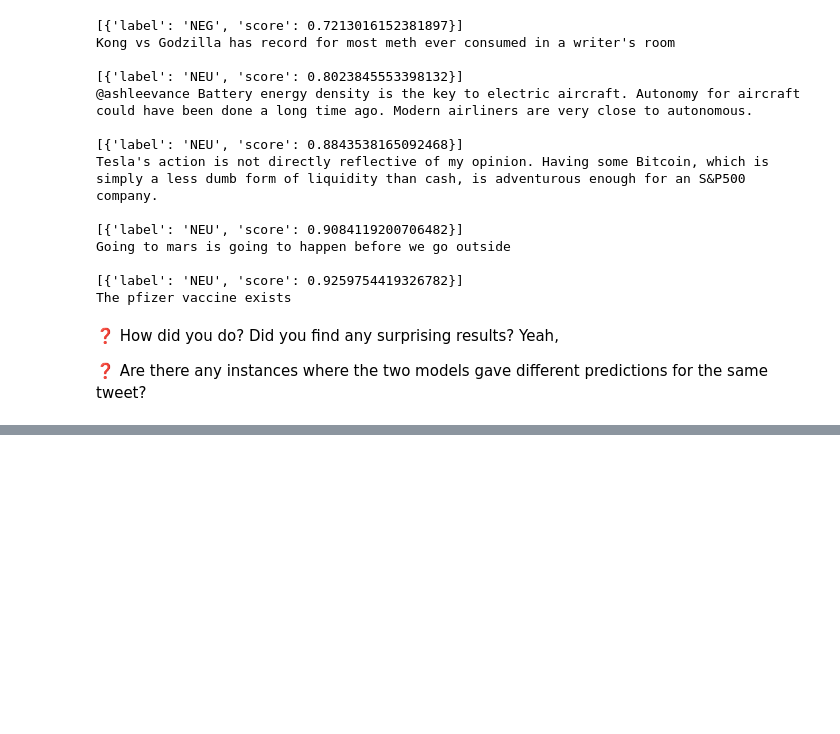
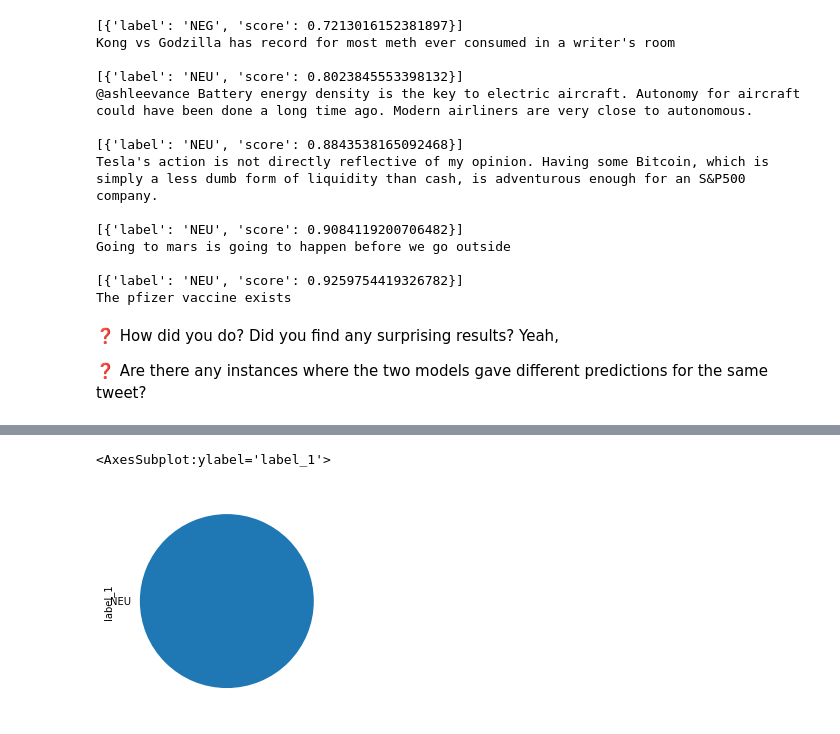
Before and after one commit to JonathanGrant/MLE-10, a Jupyter notebook: assignments/week-02-twitter-sentiment-analysis/nb/analyze-sentiment-twitter.ipynb, the cells around one changed output, grey strips where cells are left out. Cells and saved outputs as stored; diff of their text form; code cells hidden in the pictures; blank space fills up the shorter version.

```diff
--- a/assignments/week-02-twitter-sentiment-analysis/nb/analyze-sentiment-twitter.ipynb
+++ b/assignments/week-02-twitter-sentiment-analysis/nb/analyze-sentiment-twitter.ipynb
@@ -248,0 +389,5 @@ Yeah,
+# %%
+score_df['label_1'].value_counts().plot.pie()
+# %% [output]
+<AxesSubplot:ylabel='label_1'>
+[figure, added]
```
Also changed, not shown: parts of 20 cells of this notebook, 1 other file.
